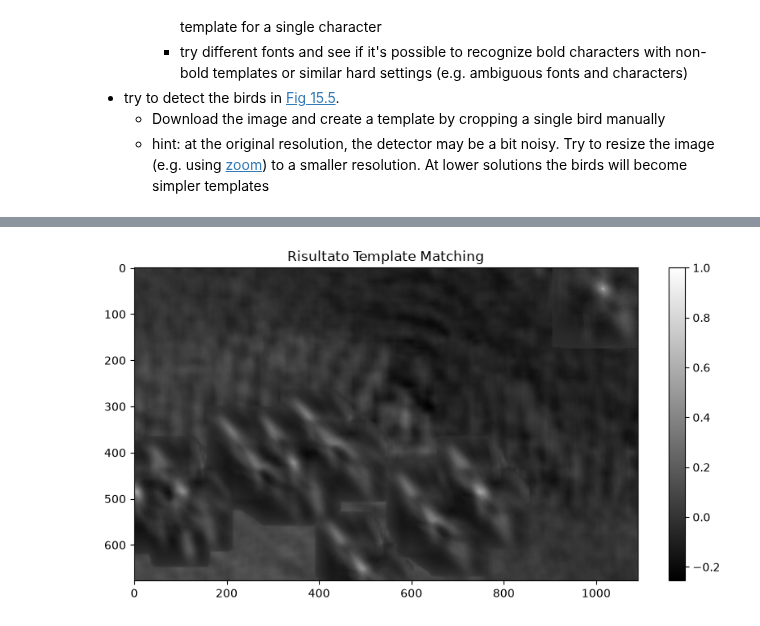
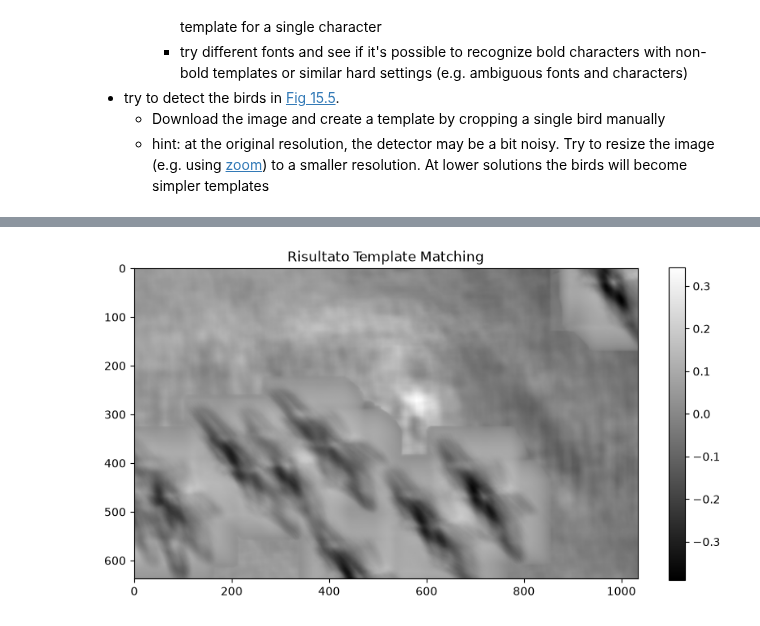
Before and after one commit to FedericoBustaffa/laboratories, a Jupyter notebook: computer_vision/lab1/convolution.ipynb, the cells around one changed output, grey strips where cells are left out. Drawn from its saved outputs; the diff is of its cells as text; code cells hidden in the pictures.

```diff
--- a/computer_vision/lab1/convolution.ipynb
+++ b/computer_vision/lab1/convolution.ipynb
@@ -220,16 +220,19 @@ plt.matshow(out)
 # %%
 from matplotlib import image
 
-img = image.imread("birds.jpg").mean(axis=2)
-patch = img[45:175, 1015:1125] / 255.0
-img = img[380:600, 250:550] / 255.0
+img = image.imread("birds.jpg").mean(axis=2) / 255.0
+patch = image.imread("patch.png").mean(axis=2)
 
-print(img)
+patch[(patch > 0.70) & (patch < 0.725)] = 0.0
 
-patch[(patch > 0.72) & (patch < 0.74)] = 0.0
+print(patch)
 
-plt.imshow(patch, cmap="gray")
-plt.matshow(patch)
-plt.axis("off")
+_, (ax1, ax2) = plt.subplots(1, 2)
+ax1.set_title("Image")
+ax1.imshow(img, cmap="gray")
+ax1.axis("off")
+ax2.set_title("Patch")
+ax2.imshow(patch, cmap="gray")
+ax2.axis("off")
 plt.show()
 # %% [output]
@@ -255,22 +247,15 @@ template matching done
 # %%
 import cv2
-import matplotlib.pyplot as plt
-from matplotlib import image
 
-# 1. Carica l'immagine e la patch
-img = image.imread("birds.jpg").mean(axis=2) / 255.0
-patch = img[45:175, 1015:1125]  # usa la patch estratta dall'immagine
-patch[(patch > 0.72) & (patch < 0.74)] = 0.0
-
-# 2. Esegui il Template Matching normalizzato con OpenCV (velocissimo!)
-# TM_CCOEFF_NORMED è l'equivalente robusto della tua formula
-out = cv2.matchTemplate(img.astype('float32'), patch.astype('float32'), cv2.TM_CCOEFF_NORMED)
+out = cv2.matchTemplate(
+    img.astype("float32"), patch.astype("float32"), cv2.TM_CCOEFF_NORMED
+)
 
 # 3. Visualizza il risultato
 plt.figure(figsize=(10, 5))
 plt.imshow(out, cmap="gray")
-plt.colorbar() # Utile per vedere i veri valori min/max ed evitare l'effetto "monocolore"
+plt.colorbar()
 plt.title("Risultato Template Matching")
 plt.show()
 # %% [output]
-[figure, old version]
+[figure, new version]
```
Also changed, not shown: parts of 2 cells of this notebook, 2 other files.
